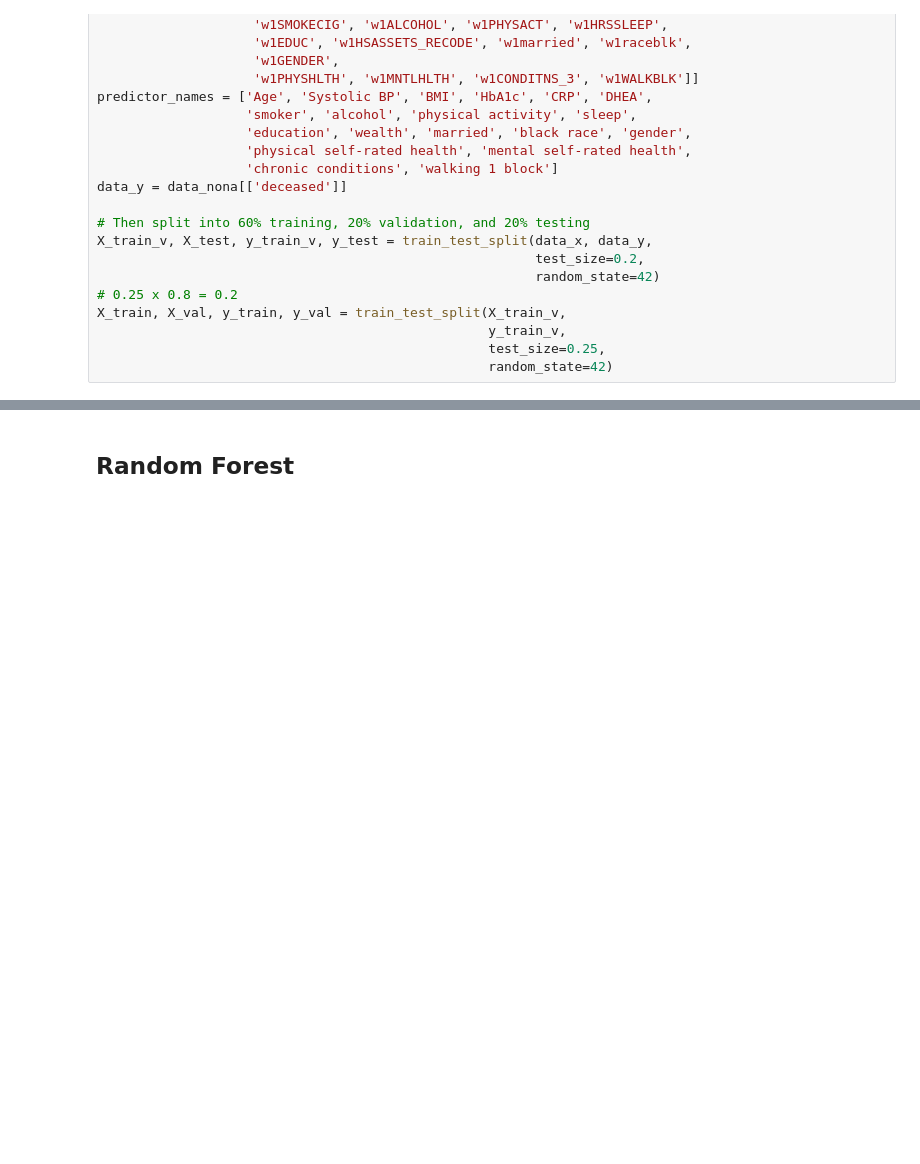
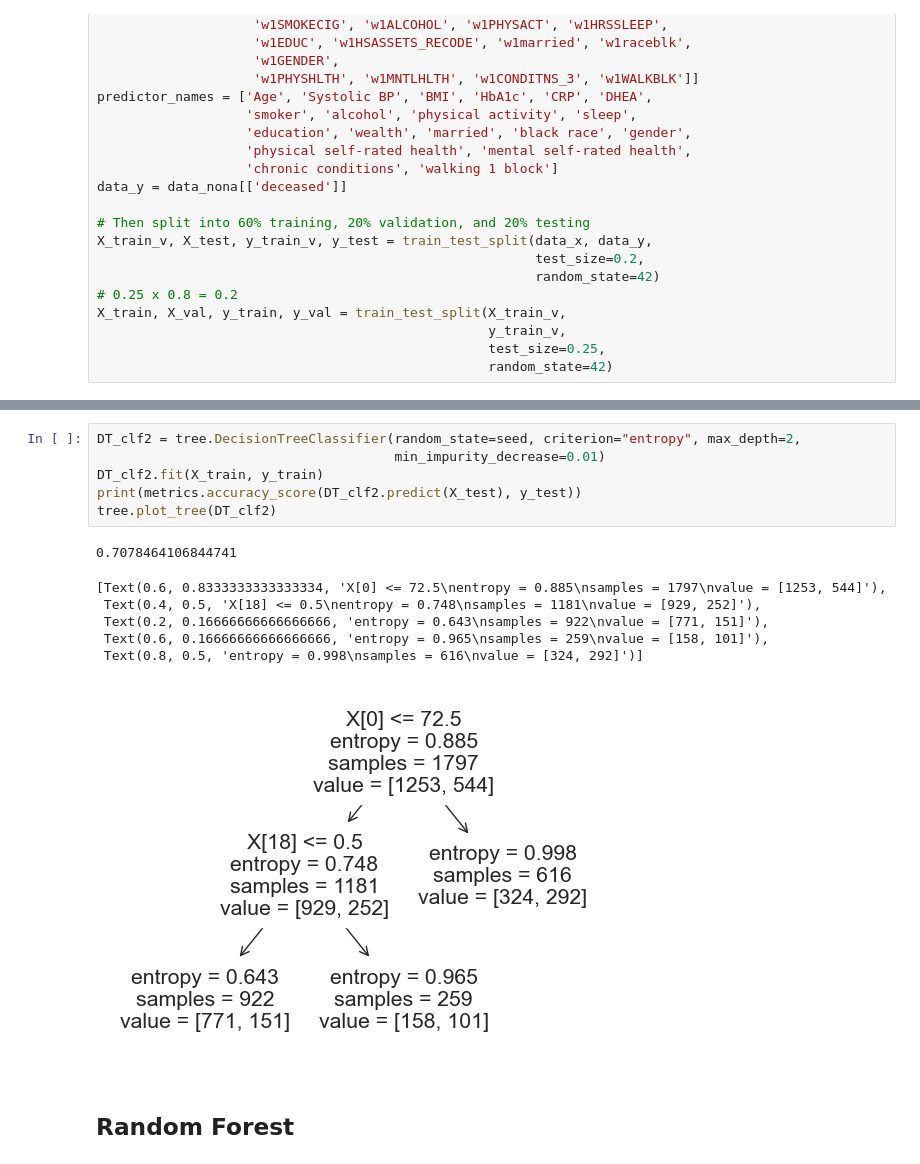
Before and after one commit to yiang-li/Predicting-Mortality-Machine-Learning, a Jupyter notebook: code_add_ana.ipynb, the cells around one changed output, grey strips where cells are left out. Drawn from its saved outputs; the diff is of its cells as text; blank space fills up the shorter version.

```diff
--- a/code_add_ana.ipynb
+++ b/code_add_ana.ipynb
@@ -169,3 +181,17 @@ DT_clf.score(X_test, y_test)
+# %%
+DT_clf2 = tree.DecisionTreeClassifier(random_state=seed, criterion="entropy", max_depth=2,
+                                      min_impurity_decrease=0.01)
+DT_clf2.fit(X_train, y_train)
+print(metrics.accuracy_score(DT_clf2.predict(X_test), y_test))
+tree.plot_tree(DT_clf2)
+# %% [output]
+0.7078464106844741
+[Text(0.6, 0.8333333333333334, 'X[0] <= 72.5\nentropy = 0.885\nsamples = 1797\nvalue = [1253, 544]'),
+ Text(0.4, 0.5, 'X[18] <= 0.5\nentropy = 0.748\nsamples = 1181\nvalue = [929, 252]'),
+ Text(0.2, 0.16666666666666666, 'entropy = 0.643\nsamples = 922\nvalue = [771, 151]'),
+ Text(0.6, 0.16666666666666666, 'entropy = 0.965\nsamples = 259\nvalue = [158, 101]'),
+ Text(0.8, 0.5, 'entropy = 0.998\nsamples = 616\nvalue = [324, 292]')]
+[figure, added]
 # %% [markdown]
 ## Random Forest
 # %%
```
Also changed, not shown: parts of 15 cells of this notebook.
